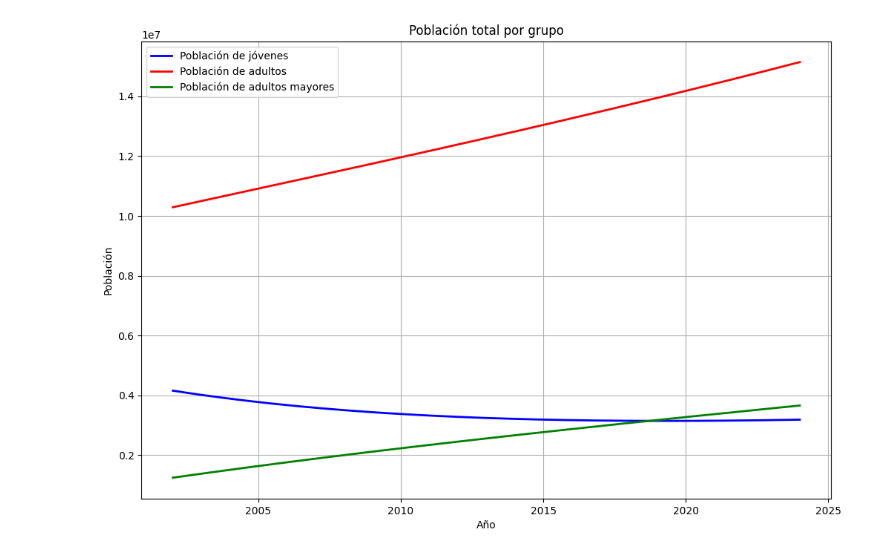
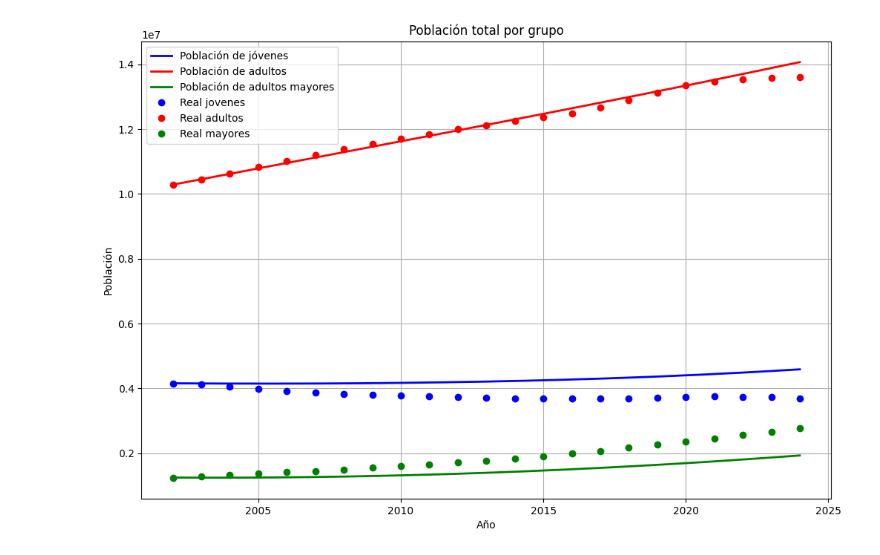
Before and after one commit to Lunaaaalj/MSED, a Jupyter notebook: code/Modelacion_Chile.ipynb, the cells around one changed output. Saved outputs shown, nothing was run; the diff lists cells and outputs as text; code cells hidden in the pictures.

Commit message:
Refactor code structure for improved readability and maintainability.
Improves the regression model for Chile

```diff
--- a/code/Modelacion_Chile.ipynb
+++ b/code/Modelacion_Chile.ipynb
@@ -70,15 +108,20 @@ def sistema_edos(t, y):
     jt, at, et = y
 
     # COEFICIENTES
-    c1 = 0.0181  # tasa de natalidad
-    c2 = 0.0140  # tasa de mortalidad jóvenes
-    c3 = -0.0321  # tasa de mortalidad adultos (positiva)
-    c4 = 0.0567  # tasa de mortalidad mayores
+    c1 = 0.0113 # tasa de natalidad
+    c2 = -0.0411  # tasa de mortalidad jóvenes
+    const1 = -2.929e+05
+    tj= 0.0392 # transicion jovenes
+    c3 =  -0.0004  # tasa de mortalidad adultos
+    #const2= 1.442e+06
+    ta=0.0207 # transicion adultos
+    c4 = 0.0107  # tasa de mortalidad mayores
+    const3=-2.048e+05
 
     # ECUACIONES
-    dyJ = c1*at - c2*jt - (1/15)*jt
-    dyA = (1/50)*jt - c3*at - (1/50)*at
-    dyE = (1/50)*at - c4*et
+    dyJ = c1*at-c2*jt+const1
+    dyA = tj*jt-c3*at#+const2
+    dyE = ta*at-c4*et+const3
     return [dyJ, dyA, dyE]
 
 def RK4(func, y0, t0, tf, h):
@@ -87,31 +130,42 @@ def RK4(func, y0, t0, tf, h):
     y_values = np.zeros((n, len(y0)), dtype=float)
     y_values[0] = y0
 
     for i in range(1, n):
         k1 = np.array(func(t_values[i-1], y_values[i-1]))
         k2 = np.array(func(t_values[i-1] + h/2, y_values[i-1] + h*k1/2))
         k3 = np.array(func(t_values[i-1] + h/2, y_values[i-1] + h*k2/2))
         k4 = np.array(func(t_values[i-1] + h,   y_values[i-1] + h*k3))
         y_values[i] = y_values[i-1] + h*(k1 + 2*k2 + 2*k3 + k4)/6
 
     return t_values, y_values
 
 # y0 = [J, A, E] en 2002
 y0 = [4156812.0, 10288683.0, 1246206.0]
 t0, tf, h = 0, 22, 0.01
 
 t, y = RK4(sistema_edos, y0, t0, tf, h)
 
 years = 2002 + t
 fig, ax = plt.subplots(1, 1, figsize=(12, 8))
+# Datos del modelo
+
 ax.plot(years, y[:, 0], 'b-', linewidth=2, label='Población de jóvenes')
 ax.plot(years, y[:, 1], 'r-', linewidth=2, label='Población de adultos')
 ax.plot(years, y[:, 2], 'g-', linewidth=2, label='Población de adultos mayores')
+
+# Datos reales
+
+years_real =  df.index.astype(int)
+
+ax.plot(years_real,df["Población total de jovenes (0-14)"],'bo',markersize=6,label="Real jovenes")
+ax.plot(years_real,df["Población total de adultos (15-64)"],'ro',markersize=6,label="Real adultos")
+ax.plot(years_real,df["Poblacion total mayores (65+ años)"],'go',markersize=6,label="Real mayores")
+
 ax.set_title('Población total por grupo')
 ax.set_xlabel('Año')
 ax.set_ylabel('Población')
 ax.grid(True)
 ax.legend()
 plt.show()
 # %% [output]
-[figure, old version]
+[figure, new version]
```
Also changed, not shown: parts of 4 cells of this notebook, 2 other files.
